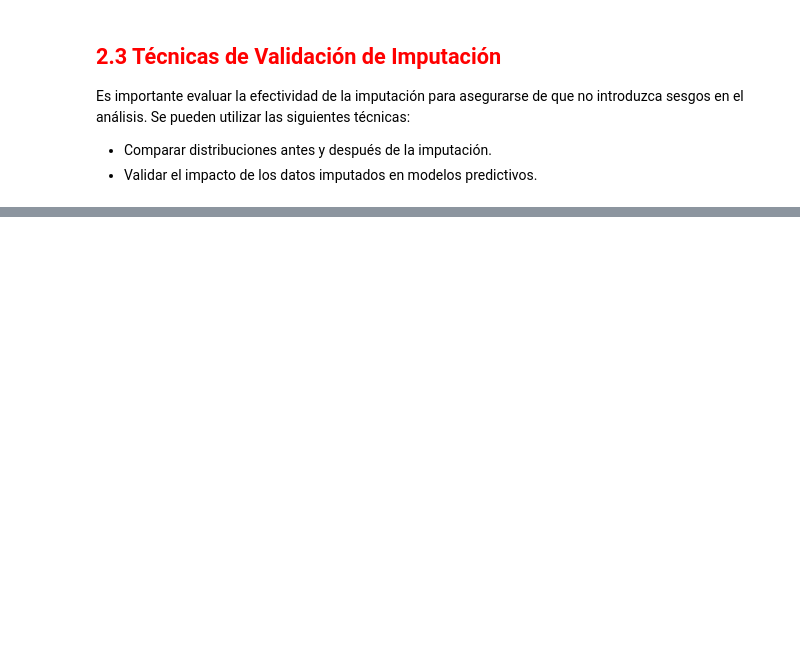
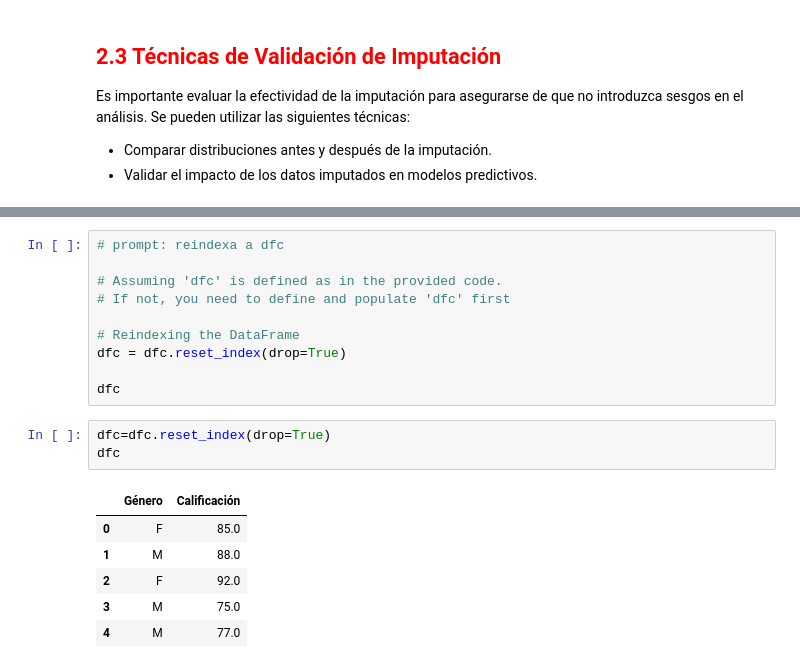
Before and after one commit to jjuandiego099/cuadernos-y-proyectos-IA, a Jupyter notebook: Copia_de_Cuaderno_2_Manejo_de_Valores_Nulos.ipynb, the cells around one changed output, grey strips where cells are left out. Cells and saved outputs as stored; diff of their text form; blank space fills up the shorter version.

```diff
--- a/Copia_de_Cuaderno_2_Manejo_de_Valores_Nulos.ipynb
+++ b/Copia_de_Cuaderno_2_Manejo_de_Valores_Nulos.ipynb
@@ -180,0 +208,20 @@ Es importante evaluar la efectividad de la imputación para asegurarse de que no
+# %%
+# prompt: reindexa a dfc
+
+# Assuming 'dfc' is defined as in the provided code.
+# If not, you need to define and populate 'dfc' first
+
+# Reindexing the DataFrame
+dfc = dfc.reset_index(drop=True)
+
+dfc
+# %%
+dfc=dfc.reset_index(drop=True)
+dfc
+# %% [output]
+|  | Género | Calificación |
+| 0 | F | 85.0 |
+| 1 | M | 88.0 |
+| 2 | F | 92.0 |
+| 3 | M | 75.0 |
+| 4 | M | 77.0 |
```
Also changed, not shown: parts of 6 cells of this notebook.
